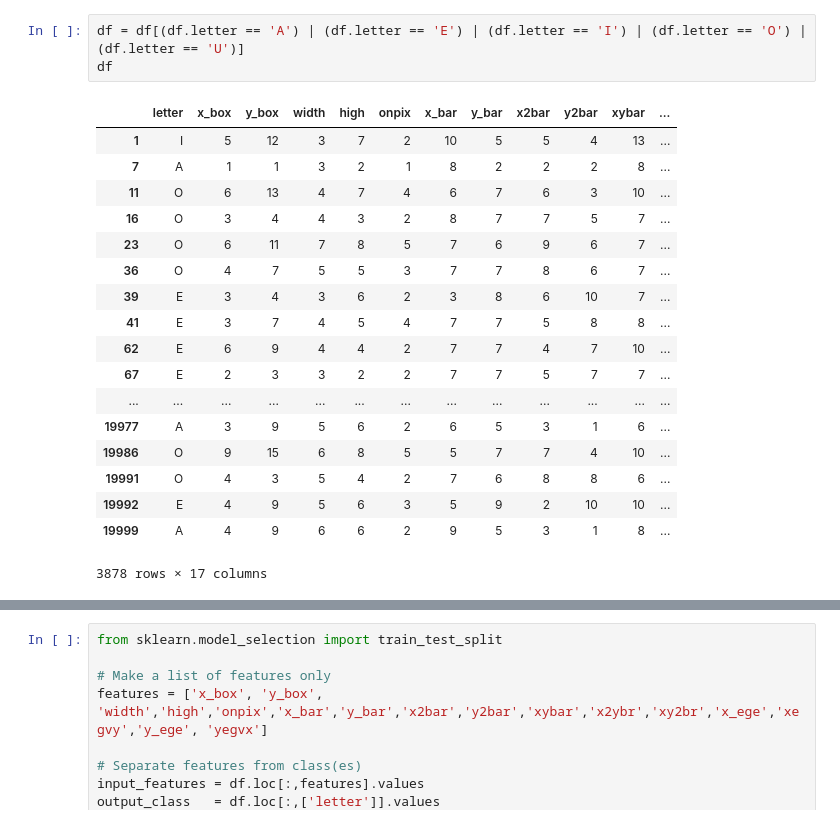
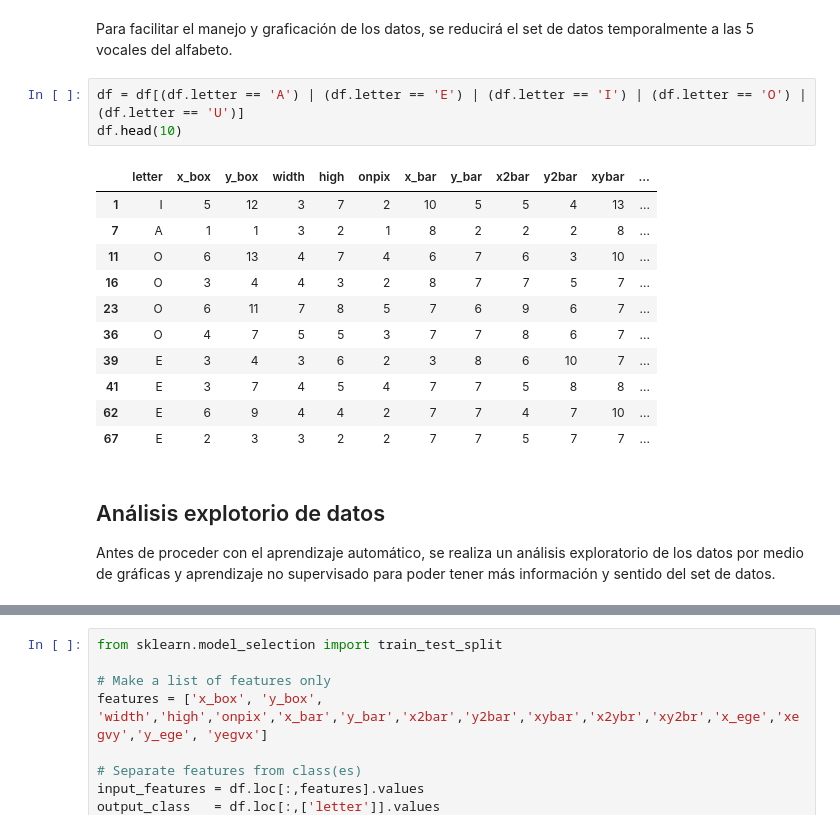
Before and after one commit to dkohkemper/pattern_recognition, a Jupyter notebook: proyecto_final/proyecto_final.ipynb, the cells around one changed output, grey strips where cells are left out. Cells and saved outputs as stored; diff of their text form.

```diff
--- a/proyecto_final/proyecto_final.ipynb
+++ b/proyecto_final/proyecto_final.ipynb
@@ -35,24 +117,23 @@ df.head(5)
+# %% [markdown]
+Para facilitar el manejo y graficación de los datos, se reducirá el set de datos temporalmente a las 5 vocales del alfabeto.
 # %%
 df = df[(df.letter == 'A') | (df.letter == 'E') | (df.letter == 'I') | (df.letter == 'O') | (df.letter == 'U')]
-df
+df.head(10)
 # %% [output]
 |  | letter | x_box | y_box | width | high | onpix | x_bar | y_bar | x2bar | y2bar | xybar | ... |
 | 1 | I | 5 | 12 | 3 | 7 | 2 | 10 | 5 | 5 | 4 | 13 | ... |
 | 7 | A | 1 | 1 | 3 | 2 | 1 | 8 | 2 | 2 | 2 | 8 | ... |
 | 11 | O | 6 | 13 | 4 | 7 | 4 | 6 | 7 | 6 | 3 | 10 | ... |
 | 16 | O | 3 | 4 | 4 | 3 | 2 | 8 | 7 | 7 | 5 | 7 | ... |
 | 23 | O | 6 | 11 | 7 | 8 | 5 | 7 | 6 | 9 | 6 | 7 | ... |
 | 36 | O | 4 | 7 | 5 | 5 | 3 | 7 | 7 | 8 | 6 | 7 | ... |
 | 39 | E | 3 | 4 | 3 | 6 | 2 | 3 | 8 | 6 | 10 | 7 | ... |
 | 41 | E | 3 | 7 | 4 | 5 | 4 | 7 | 7 | 5 | 8 | 8 | ... |
 | 62 | E | 6 | 9 | 4 | 4 | 2 | 7 | 7 | 4 | 7 | 10 | ... |
 | 67 | E | 2 | 3 | 3 | 2 | 2 | 7 | 7 | 5 | 7 | 7 | ... |
-| ... | ... | ... | ... | ... | ... | ... | ... | ... | ... | ... | ... | ... |
-| 19977 | A | 3 | 9 | 5 | 6 | 2 | 6 | 5 | 3 | 1 | 6 | ... |
-| 19986 | O | 9 | 15 | 6 | 8 | 5 | 5 | 7 | 7 | 4 | 10 | ... |
-| 19991 | O | 4 | 3 | 5 | 4 | 2 | 7 | 6 | 8 | 8 | 6 | ... |
-| 19992 | E | 4 | 9 | 5 | 6 | 3 | 5 | 9 | 2 | 10 | 10 | ... |
-| 19999 | A | 4 | 9 | 6 | 6 | 2 | 9 | 5 | 3 | 1 | 8 | ... |
-3878 rows × 17 columns
+# %% [markdown]
+## Análisis explotorio de datos
+
+Antes de proceder con el aprendizaje automático, se realiza un análisis exploratorio de los datos por medio de gráficas y aprendizaje no supervisado para poder tener más información y sentido del set de datos.
 # %%
 %matplotlib inline
```
Also changed, not shown: parts of 25 cells of this notebook, 1 other file.
